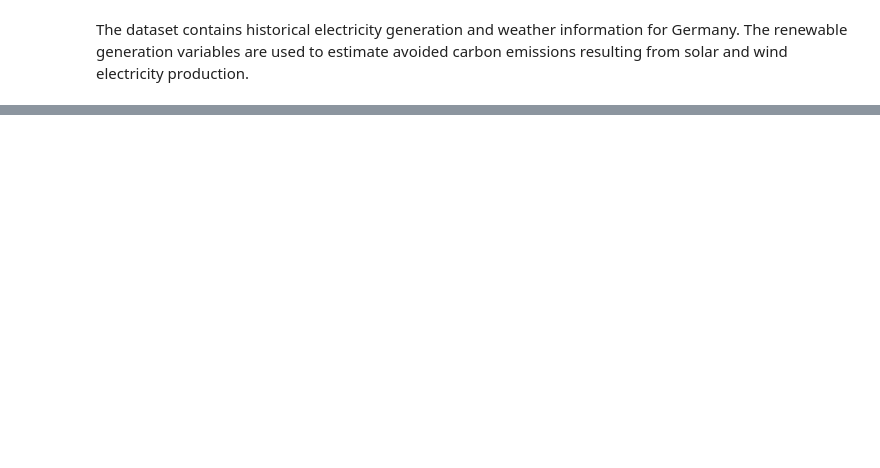
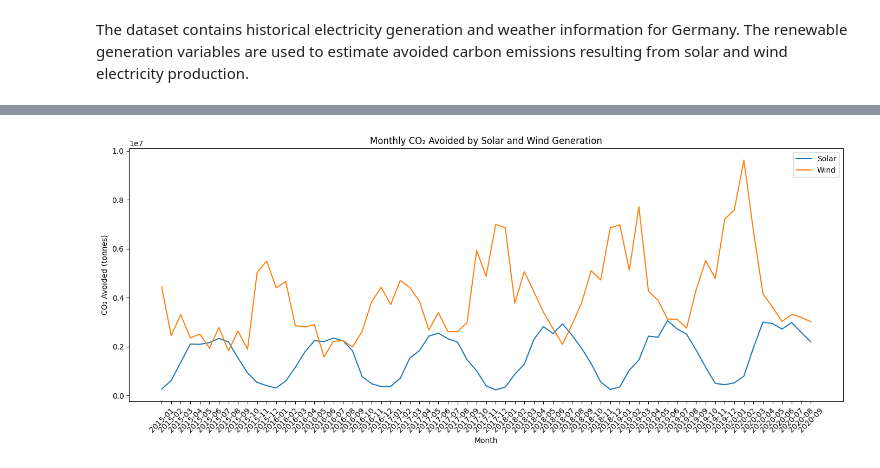
Before and after one commit to Kendivoen/energy-analytics-platform, a Jupyter notebook: notebooks/09_carbon_impact_analysis.ipynb, the cells around one changed output, grey strips where cells are left out. Drawn from its saved outputs; the diff is of its cells as text; code cells hidden in the pictures; blank space fills up the shorter version.

```diff
--- a/notebooks/09_carbon_impact_analysis.ipynb
+++ b/notebooks/09_carbon_impact_analysis.ipynb
@@ -45,0 +315,32 @@ The dataset contains historical electricity generation and weather information f
+# %%
+import matplotlib.pyplot as plt
+
+plt.figure(figsize=(14, 6))
+
+plt.plot(
+    monthly_carbon['year_month'].astype(str),
+    monthly_carbon['solar_co2_avoided_tonnes'],
+    label='Solar'
+)
+
+plt.plot(
+    monthly_carbon['year_month'].astype(str),
+    monthly_carbon['wind_co2_avoided_tonnes'],
+    label='Wind'
+)
+
+plt.title('Monthly CO₂ Avoided by Solar and Wind Generation')
+
+plt.xlabel('Month')
+
+plt.ylabel('CO₂ Avoided (tonnes)')
+
+plt.legend()
+
+plt.xticks(rotation=45)
+
+plt.tight_layout()
+
+plt.show()
+# %% [output]
+[figure, added]
```
Also changed, not shown: parts of 33 cells of this notebook.
